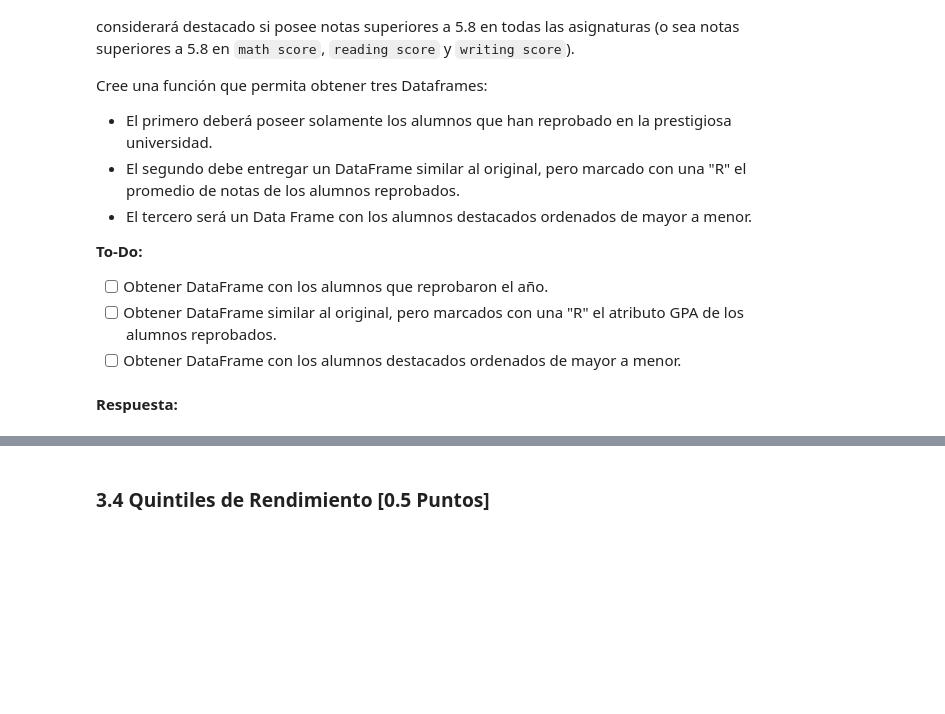
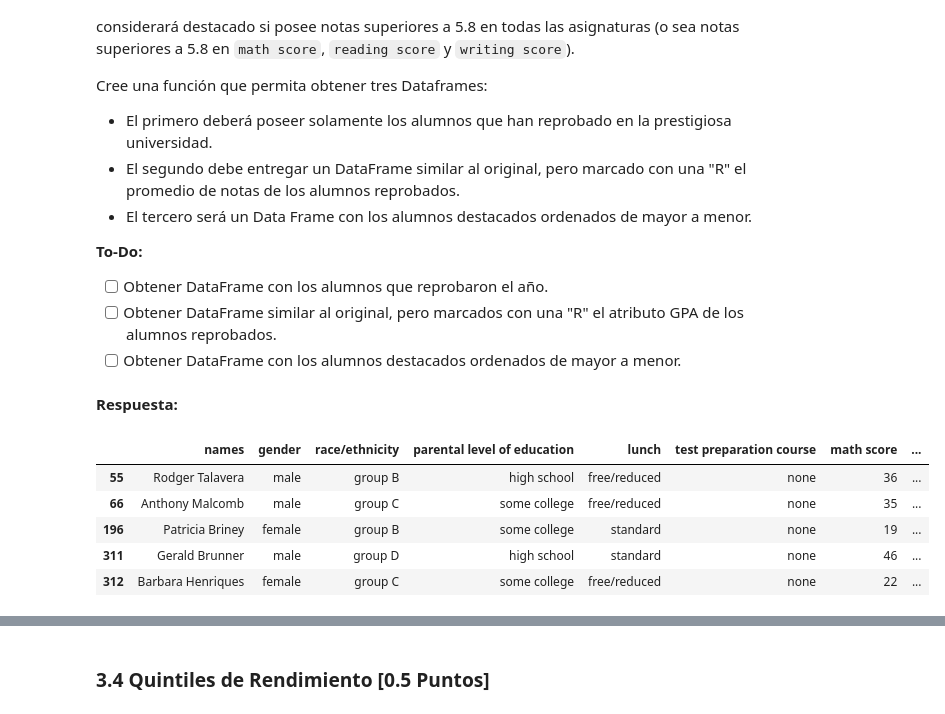
Before and after one commit to vazuniga1/Laboratorios, a Jupyter notebook: Lab3 - Pandas/Lab3.ipynb, the cells around one changed output, grey strips where cells are left out. Saved outputs shown, nothing was run; the diff lists cells and outputs as text; code cells hidden in the pictures; blank space fills up the shorter version.

Commit message:
agrega parte 3

```diff
--- a/Lab3 - Pandas/Lab3.ipynb
+++ b/Lab3 - Pandas/Lab3.ipynb
@@ -376,3 +485,19 @@ def alumnos_promedio(dataframe_in):
+# %%
+def alumnos_promedio(dataframe_in):
+    """
+    Calcula el promedio de las notas de los alumnos y agrega una columna con el promedio.
+    Args:
+        dataframe_in: DataFrame
+    Returns:
+        DataFrame con una columna adicional llamada 'mean_test'
+    """
+    # Copiamos dataframe
+    df = dataframe_in.copy()
+
+    # Se calcula el promedio de las notas
+    df['GPA'] = df[['math score', 'reading score', 'writing score']].mean(axis=1).round(2)
+
+    return df
 # %%
 #Muestre sus resultados aquí
 df_grades = alumnos_promedio(df_grades)
@@ -401,3 +529,27 @@ def reprobados_destacados(dataframe_in):
+# %%
+def reprobados_destacados(dataframe_in):
+    # Se obtiene dataframe con alumnos reprobados (promedio de notas menor a 4)
+    df_reprobados = dataframe_in[(dataframe_in['GPA'] < 40)]
+
+    # Se obtiene dataframe similar al original, pero marcados con R el atributo GPA de los reprobados
+    df_rwr = dataframe_in.copy()
+    df_rwr['GPA'] = df_rwr['GPA'].apply(lambda x: 'R' if x < 4.0 else x)
+
+    # Se obtiene dataframe con alumnos destacados (nota superior a 58 en todas las asignaturas) y ordenados de mayor a menor
+    df_dest = dataframe_in.copy()
+    df_dest = df_dest[(df_dest['math score'] > 58) & (df_dest['reading score'] > 58) & (df_dest['writing score'] > 58)]
+    df_dest = df_dest.sort_values(by='GPA', ascending=False)
+
+    return df_reprobados, df_rwr, df_dest
 # %%
 # Muestre sus resultados aquí
 dataframe1, dataframe2, dataframe3 = reprobados_destacados(df_grades)
+# %%
+dataframe1.head()
+# %% [output]
+|  | names | gender | race/ethnicity | parental level of education | lunch | test preparation course | math score | ... |
+| 55 | Rodger Talavera | male | group B | high school | free/reduced | none | 36 | ... |
+| 66 | Anthony Malcomb | male | group C | some college | free/reduced | none | 35 | ... |
+| 196 | Patricia Briney | female | group B | some college | standard | none | 19 | ... |
+| 311 | Gerald Brunner | male | group D | high school | standard | none | 46 | ... |
+| 312 | Barbara Henriques | female | group C | some college | free/reduced | none | 22 | ... |
```
Also changed, not shown: parts of 16 cells of this notebook, 1 other file.
